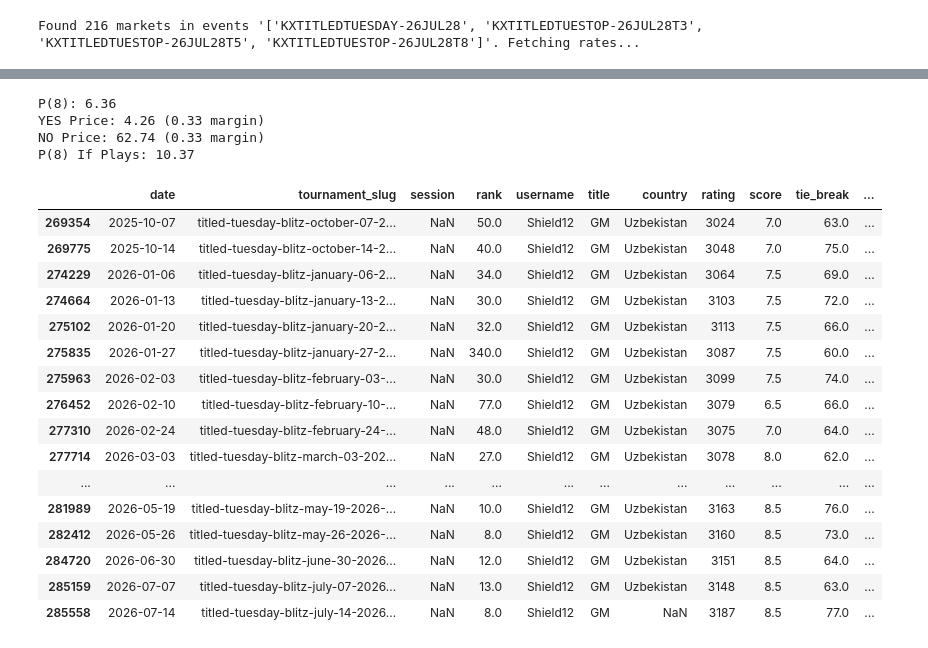
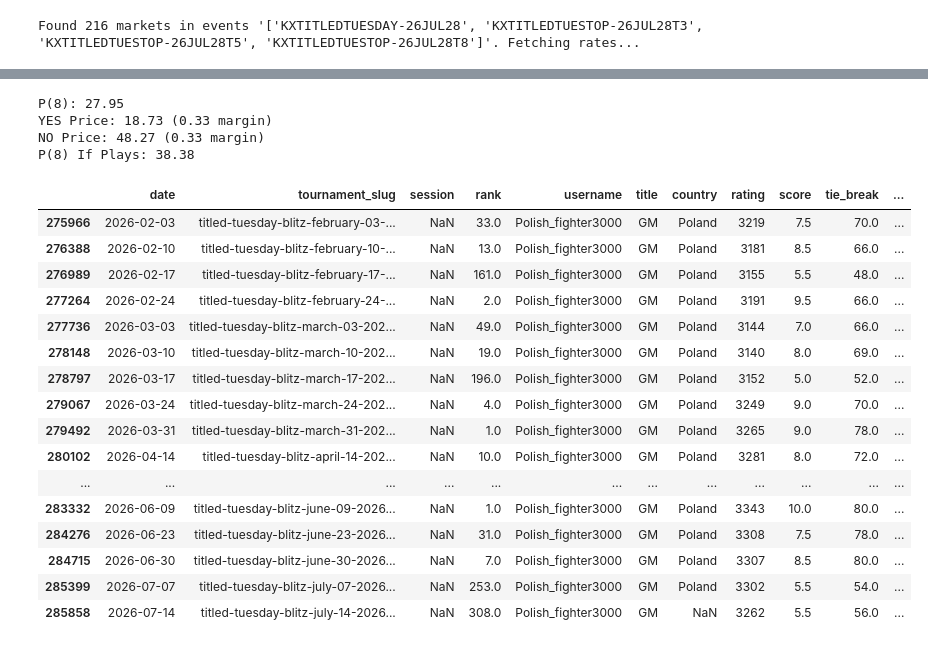
Before and after one commit to EvanMcCormick37/titled-tuesday-analysis, a Jupyter notebook: notebooks/evans-analysis.ipynb, the cells around one changed output, grey strips where cells are left out. Cells and saved outputs as stored; diff of their text form; code cells hidden in the pictures.

```diff
--- a/notebooks/evans-analysis.ipynb
+++ b/notebooks/evans-analysis.ipynb
@@ -675,45 +693,45 @@ plt.close(fig)
 # %%
 def sanity_check(player_name, user=False, n=8, margin=.33):
     username = player_name
     if not user:
         username = PLAYER_TO_USERNAME[player_name]
     if username not in results.index:
         print(f'{username!r} not found in predictions (too few appearances or not in player pool).')
         return
     player_results = results.loc[username]
     fair_odds = player_results[f'P_top{n}'].item()
     if_plays = player_results[f'P_top{n}_given_play'].item()
     yes_price = fair_odds*(1-margin)
     no_price = ((1-fair_odds)*(1-margin))
     print(
         f'P({n}): {np.round(fair_odds*100,2).item()}',
         f'YES Price: {np.round(yes_price*100,2).item()} ({margin} margin)',
         f'NO Price: {np.round(no_price*100,2).item()} ({margin} margin)',
         f'P({n}) If Plays: {np.round(if_plays*100,2).item()}',
             sep='\n')
     history = df_standings[df_standings['username']==(username)]
     display(history.tail(20))
 
-sanity_check('Shamsiddin Vokhidov', user=False)
+sanity_check('Jan-Krzysztof Duda', user=False)
 # %% [output]
-P(8): 6.36
-YES Price: 4.26 (0.33 margin)
-NO Price: 62.74 (0.33 margin)
-P(8) If Plays: 10.37
+P(8): 27.95
+YES Price: 18.73 (0.33 margin)
+NO Price: 48.27 (0.33 margin)
+P(8) If Plays: 38.38
 |  | date | tournament_slug | session | rank | username | title | country | rating | score | tie_break | ... |
-| 269354 | 2025-10-07 | titled-tuesday-blitz-october-07-2... | NaN | 50.0 | Shield12 | GM | Uzbekistan | 3024 | 7.0 | 63.0 | ... |
-| 269775 | 2025-10-14 | titled-tuesday-blitz-october-14-2... | NaN | 40.0 | Shield12 | GM | Uzbekistan | 3048 | 7.0 | 75.0 | ... |
-| 274229 | 2026-01-06 | titled-tuesday-blitz-january-06-2... | NaN | 34.0 | Shield12 | GM | Uzbekistan | 3064 | 7.5 | 69.0 | ... |
-| 274664 | 2026-01-13 | titled-tuesday-blitz-january-13-2... | NaN | 30.0 | Shield12 | GM | Uzbekistan | 3103 | 7.5 | 72.0 | ... |
-| 275102 | 2026-01-20 | titled-tuesday-blitz-january-20-2... | NaN | 32.0 | Shield12 | GM | Uzbekistan | 3113 | 7.5 | 66.0 | ... |
-| 275835 | 2026-01-27 | titled-tuesday-blitz-january-27-2... | NaN | 340.0 | Shield12 | GM | Uzbekistan | 3087 | 7.5 | 60.0 | ... |
-| 275963 | 2026-02-03 | titled-tuesday-blitz-february-03-... | NaN | 30.0 | Shield12 | GM | Uzbekistan | 3099 | 7.5 | 74.0 | ... |
-| 276452 | 2026-02-10 | titled-tuesday-blitz-february-10-... | NaN | 77.0 | Shield12 | GM | Uzbekistan | 3079 | 6.5 | 66.0 | ... |
-| 277310 | 2026-02-24 | titled-tuesday-blitz-february-24-... | NaN | 48.0 | Shield12 | GM | Uzbekistan | 3075 | 7.0 | 64.0 | ... |
-| 277714 | 2026-03-03 | titled-tuesday-blitz-march-03-202... | NaN | 27.0 | Shield12 | GM | Uzbekistan | 3078 | 8.0 | 62.0 | ... |
+| 275966 | 2026-02-03 | titled-tuesday-blitz-february-03-... | NaN | 33.0 | Polish_fighter3000 | GM | Poland | 3219 | 7.5 | 70.0 | ... |
+| 276388 | 2026-02-10 | titled-tuesday-blitz-february-10-... | NaN | 13.0 | Polish_fighter3000 | GM | Poland | 3181 | 8.5 | 66.0 | ... |
+| 276989 | 2026-02-17 | titled-tuesday-blitz-february-17-... | NaN | 161.0 | Polish_fighter3000 | GM | Poland | 3155 | 5.5 | 48.0 | ... |
+| 277264 | 2026-02-24 | titled-tuesday-blitz-february-24-... | NaN | 2.0 | Polish_fighter3000 | GM | Poland | 3191 | 9.5 | 66.0 | ... |
+| 277736 | 2026-03-03 | titled-tuesday-blitz-march-03-202... | NaN | 49.0 | Polish_fighter3000 | GM | Poland | 3144 | 7.0 | 66.0 | ... |
+| 278148 | 2026-03-10 | titled-tuesday-blitz-march-10-202... | NaN | 19.0 | Polish_fighter3000 | GM | Poland | 3140 | 8.0 | 69.0 | ... |
+| 278797 | 2026-03-17 | titled-tuesday-blitz-march-17-202... | NaN | 196.0 | Polish_fighter3000 | GM | Poland | 3152 | 5.0 | 52.0 | ... |
+| 279067 | 2026-03-24 | titled-tuesday-blitz-march-24-202... | NaN | 4.0 | Polish_fighter3000 | GM | Poland | 3249 | 9.0 | 70.0 | ... |
+| 279492 | 2026-03-31 | titled-tuesday-blitz-march-31-202... | NaN | 1.0 | Polish_fighter3000 | GM | Poland | 3265 | 9.0 | 78.0 | ... |
+| 280102 | 2026-04-14 | titled-tuesday-blitz-april-14-202... | NaN | 10.0 | Polish_fighter3000 | GM | Poland | 3281 | 8.0 | 72.0 | ... |
 | ... | ... | ... | ... | ... | ... | ... | ... | ... | ... | ... | ... |
-| 281989 | 2026-05-19 | titled-tuesday-blitz-may-19-2026-... | NaN | 10.0 | Shield12 | GM | Uzbekistan | 3163 | 8.5 | 76.0 | ... |
-| 282412 | 2026-05-26 | titled-tuesday-blitz-may-26-2026-... | NaN | 8.0 | Shield12 | GM | Uzbekistan | 3160 | 8.5 | 73.0 | ... |
-| 284720 | 2026-06-30 | titled-tuesday-blitz-june-30-2026... | NaN | 12.0 | Shield12 | GM | Uzbekistan | 3151 | 8.5 | 64.0 | ... |
-| 285159 | 2026-07-07 | titled-tuesday-blitz-july-07-2026... | NaN | 13.0 | Shield12 | GM | Uzbekistan | 3148 | 8.5 | 63.0 | ... |
-| 285558 | 2026-07-14 | titled-tuesday-blitz-july-14-2026... | NaN | 8.0 | Shield12 | GM | NaN | 3187 | 8.5 | 77.0 | ... |
+| 283332 | 2026-06-09 | titled-tuesday-blitz-june-09-2026... | NaN | 1.0 | Polish_fighter3000 | GM | Poland | 3343 | 10.0 | 80.0 | ... |
+| 284276 | 2026-06-23 | titled-tuesday-blitz-june-23-2026... | NaN | 31.0 | Polish_fighter3000 | GM | Poland | 3308 | 7.5 | 78.0 | ... |
+| 284715 | 2026-06-30 | titled-tuesday-blitz-june-30-2026... | NaN | 7.0 | Polish_fighter3000 | GM | Poland | 3307 | 8.5 | 80.0 | ... |
+| 285399 | 2026-07-07 | titled-tuesday-blitz-july-07-2026... | NaN | 253.0 | Polish_fighter3000 | GM | Poland | 3302 | 5.5 | 54.0 | ... |
+| 285858 | 2026-07-14 | titled-tuesday-blitz-july-14-2026... | NaN | 308.0 | Polish_fighter3000 | GM | NaN | 3262 | 5.5 | 56.0 | ... |
```
Also changed, not shown: parts of 12 cells of this notebook, 22 other files.
